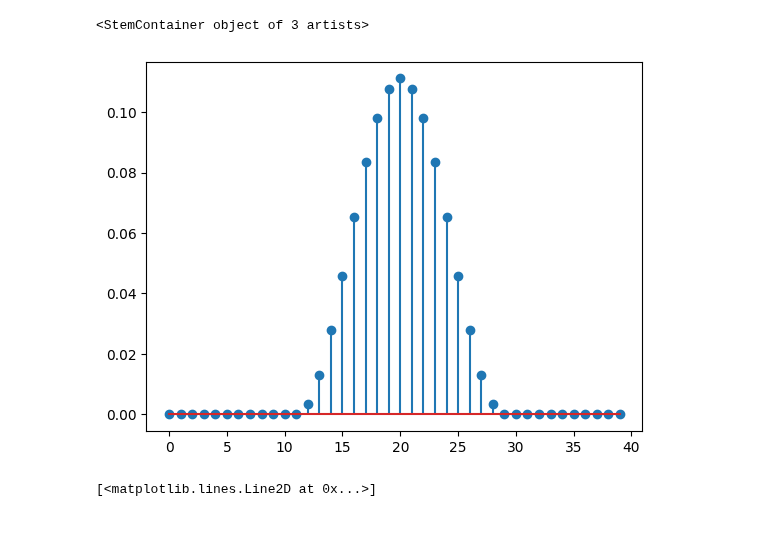
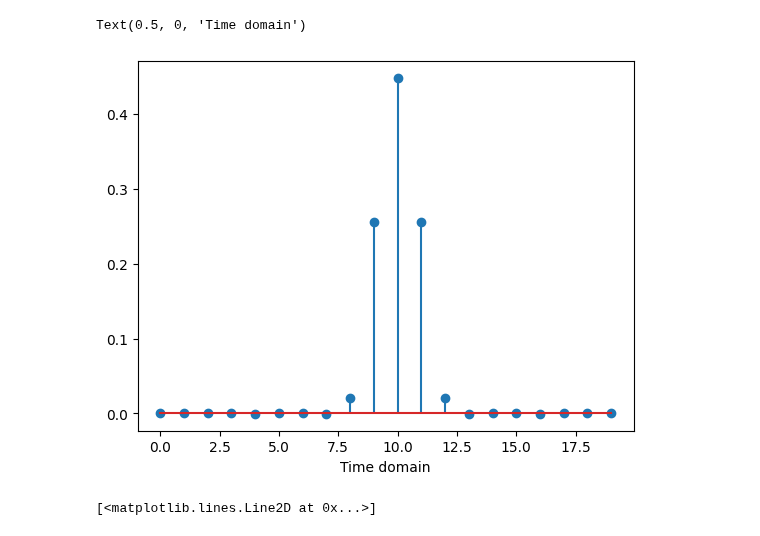
Before and after one commit to DylanReidRamelli/Bachelor-Project-2023, a Jupyter notebook: notebook/filter.ipynb, the cells around one changed output. Cells and saved outputs as stored; diff of their text form; code cells hidden in the pictures.

```diff
--- a/notebook/filter.ipynb
+++ b/notebook/filter.ipynb
@@ -7,9 +7,9 @@ import math as m
 def wavenum(i, N) : return (i + N // 2) % N - N // 2
 # %%
 # Create filter.
-filter_size = 40
+filter_size = 20
 
-M = 3
+M = 3/2
 H = np.zeros(filter_size, dtype=complex)
 
 for i in range(filter_size):
@@ -24,6 +24,7 @@ for i in range(filter_size):
     else:
         H[i] += -(2 * M**2 * a * np.sin(M * a))/(M**2 * a**2 - np.pi**2)
 
+    print(H[i])
     # G_a, integral from -M to M of e^(-iwt)
     if a != 0:
         H[i] += 2 * np.sin(M * a) / a
@@ -32,7 +33,7 @@ for i in range(filter_size):
 
 
 H /= 2.0 * M
+
 plt.stem(np.arange(filter_size),  np.fft.fftshift(H).real)
 plt.xlabel("Frequencies.")
-plt.title("Filter with M="+ str(M) + ".")
 # %% [output]
@@ -49,6 +70,6 @@ Text(0.5, 0, 'Time Domain')
 # %%
 #Shift phase. Based on size of filter since it is that which we are shifting now.
-SHIFT = 20.0001
+SHIFT = 10
 delta = SHIFT % 1
 L = np.zeros(filter_size, dtype=complex)
 for i in range(filter_size):
@@ -88,8 +118,9 @@ Text(0.5, 0, 'Time domain')
 # %%
 plt.stem(np.arange(filter_size), np.fft.fftshift(z).real)
+plt.xlabel("Time domain")
 # %% [output]
-<StemContainer object of 3 artists>
+Text(0.5, 0, 'Time domain')
-[figure, old version]
+[figure, new version]
 # %%
 n = 70
 x_o = np.arange(n)
```
Also changed, not shown: parts of 7 cells of this notebook, 18 other files.
